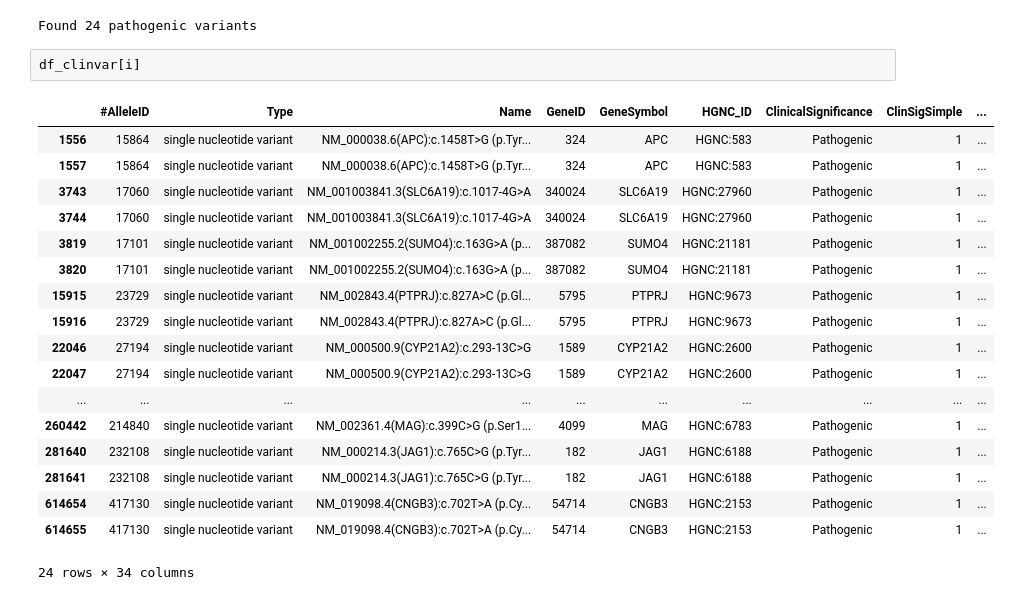
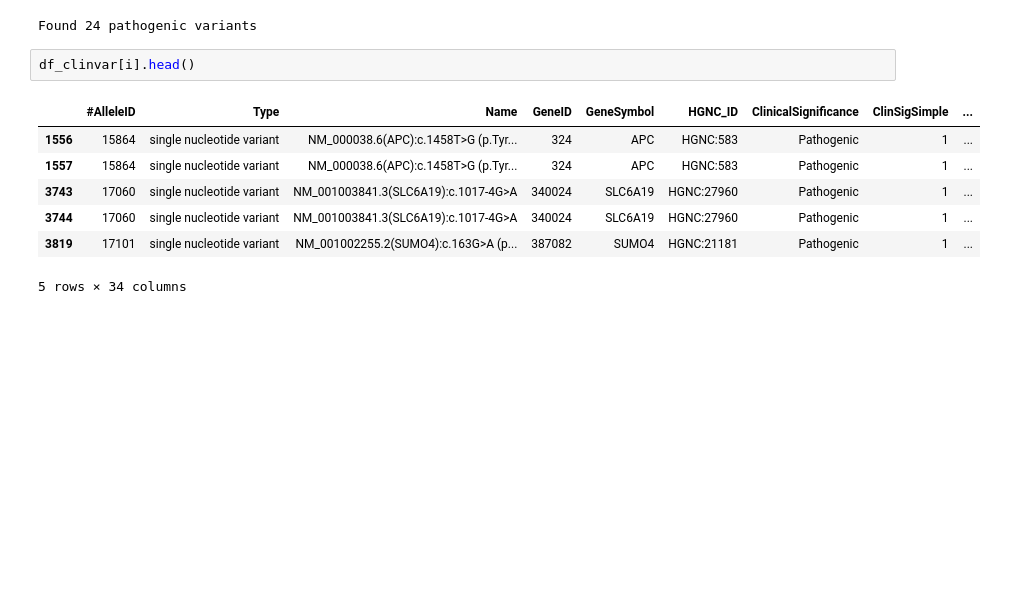
Before and after one commit to mschachter/genomics_class, a Jupyter notebook: Hail w Simons Diversity Data.ipynb, the cells around one changed output. Drawn from its saved outputs; the diff is of its cells as text; blank space fills up the shorter version.

```diff
--- a/Hail w Simons Diversity Data.ipynb
+++ b/Hail w Simons Diversity Data.ipynb
@@ -225,23 +220,12 @@ print('Found {} pathogenic variants'.format(i.sum()))
 # %% [output]
 Found 24 pathogenic variants
 # %%
-df_clinvar[i]
+df_clinvar[i].head()
 # %% [output]
 |  | #AlleleID | Type | Name | GeneID | GeneSymbol | HGNC_ID | ClinicalSignificance | ClinSigSimple | ... |
 | 1556 | 15864 | single nucleotide variant | NM_000038.6(APC):c.1458T>G (p.Tyr... | 324 | APC | HGNC:583 | Pathogenic | 1 | ... |
 | 1557 | 15864 | single nucleotide variant | NM_000038.6(APC):c.1458T>G (p.Tyr... | 324 | APC | HGNC:583 | Pathogenic | 1 | ... |
 | 3743 | 17060 | single nucleotide variant | NM_001003841.3(SLC6A19):c.1017-4G>A | 340024 | SLC6A19 | HGNC:27960 | Pathogenic | 1 | ... |
 | 3744 | 17060 | single nucleotide variant | NM_001003841.3(SLC6A19):c.1017-4G>A | 340024 | SLC6A19 | HGNC:27960 | Pathogenic | 1 | ... |
 | 3819 | 17101 | single nucleotide variant | NM_001002255.2(SUMO4):c.163G>A (p... | 387082 | SUMO4 | HGNC:21181 | Pathogenic | 1 | ... |
-| 3820 | 17101 | single nucleotide variant | NM_001002255.2(SUMO4):c.163G>A (p... | 387082 | SUMO4 | HGNC:21181 | Pathogenic | 1 | ... |
-| 15915 | 23729 | single nucleotide variant | NM_002843.4(PTPRJ):c.827A>C (p.Gl... | 5795 | PTPRJ | HGNC:9673 | Pathogenic | 1 | ... |
-| 15916 | 23729 | single nucleotide variant | NM_002843.4(PTPRJ):c.827A>C (p.Gl... | 5795 | PTPRJ | HGNC:9673 | Pathogenic | 1 | ... |
-| 22046 | 27194 | single nucleotide variant | NM_000500.9(CYP21A2):c.293-13C>G | 1589 | CYP21A2 | HGNC:2600 | Pathogenic | 1 | ... |
-| 22047 | 27194 | single nucleotide variant | NM_000500.9(CYP21A2):c.293-13C>G | 1589 | CYP21A2 | HGNC:2600 | Pathogenic | 1 | ... |
-| ... | ... | ... | ... | ... | ... | ... | ... | ... | ... |
-| 260442 | 214840 | single nucleotide variant | NM_002361.4(MAG):c.399C>G (p.Ser1... | 4099 | MAG | HGNC:6783 | Pathogenic | 1 | ... |
-| 281640 | 232108 | single nucleotide variant | NM_000214.3(JAG1):c.765C>G (p.Tyr... | 182 | JAG1 | HGNC:6188 | Pathogenic | 1 | ... |
-| 281641 | 232108 | single nucleotide variant | NM_000214.3(JAG1):c.765C>G (p.Tyr... | 182 | JAG1 | HGNC:6188 | Pathogenic | 1 | ... |
-| 614654 | 417130 | single nucleotide variant | NM_019098.4(CNGB3):c.702T>A (p.Cy... | 54714 | CNGB3 | HGNC:2153 | Pathogenic | 1 | ... |
-| 614655 | 417130 | single nucleotide variant | NM_019098.4(CNGB3):c.702T>A (p.Cy... | 54714 | CNGB3 | HGNC:2153 | Pathogenic | 1 | ... |
-24 rows × 34 columns
+5 rows × 34 columns
```
Also changed, not shown: parts of 11 cells of this notebook, 1 other file.
